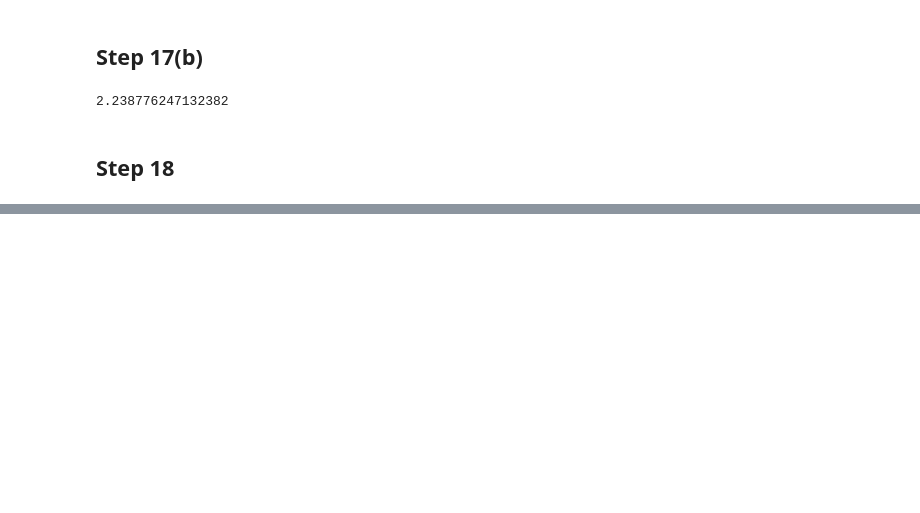
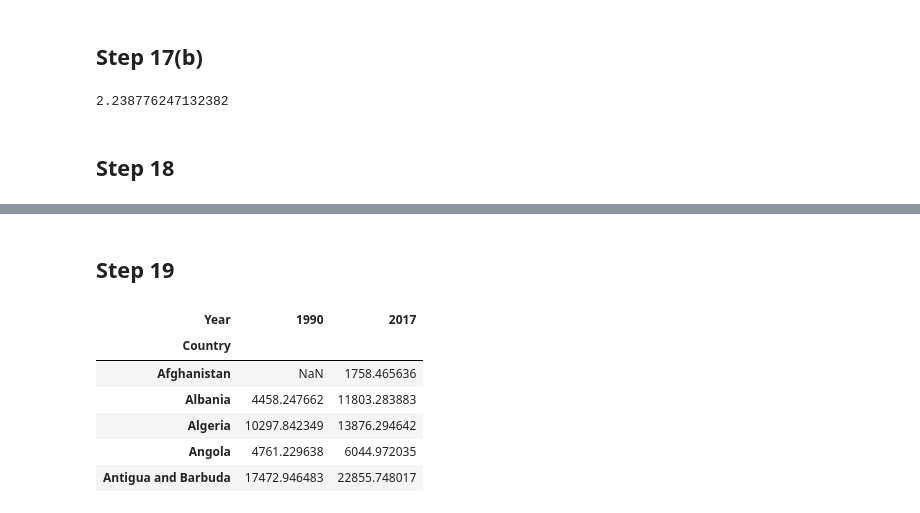
Before and after one commit to Barrett-Rogers/dq1-Barrett-Rogers, a Jupyter notebook: UN_Data_Exploration.ipynb, the cells around one changed output, grey strips where cells are left out. Drawn from its saved outputs; the diff is of its cells as text; code cells hidden in the pictures; blank space fills up the shorter version.

```diff
--- a/UN_Data_Exploration.ipynb
+++ b/UN_Data_Exploration.ipynb
@@ -502 +504,3 @@ sns.boxplot(data=gdp_2014, x='GDP_Per_Capita',y='Continent')
 [figure]
+# %% [markdown]
+## Step 19
@@ -502,0 +512,14 @@ sns.boxplot(data=gdp_2014, x='GDP_Per_Capita',y='Continent')
+# %%
+gdp_df_pivot=gdp_df.pivot('Country', 'Year', 'GDP_Per_Capita')
+# %%
+gdp_df_pivot=gdp_df_pivot[['1990','2017']]
+# %%
+gdp_df_pivot.head()
+# %% [output]
+| Year | 1990 | 2017 |
+| Country |  |  |
+| Afghanistan | NaN | 1758.465636 |
+| Albania | 4458.247662 | 11803.283883 |
+| Algeria | 10297.842349 | 13876.294642 |
+| Angola | 4761.229638 | 6044.972035 |
+| Antigua and Barbuda | 17472.946483 | 22855.748017 |
```
Also changed, not shown: parts of 19 cells of this notebook.
